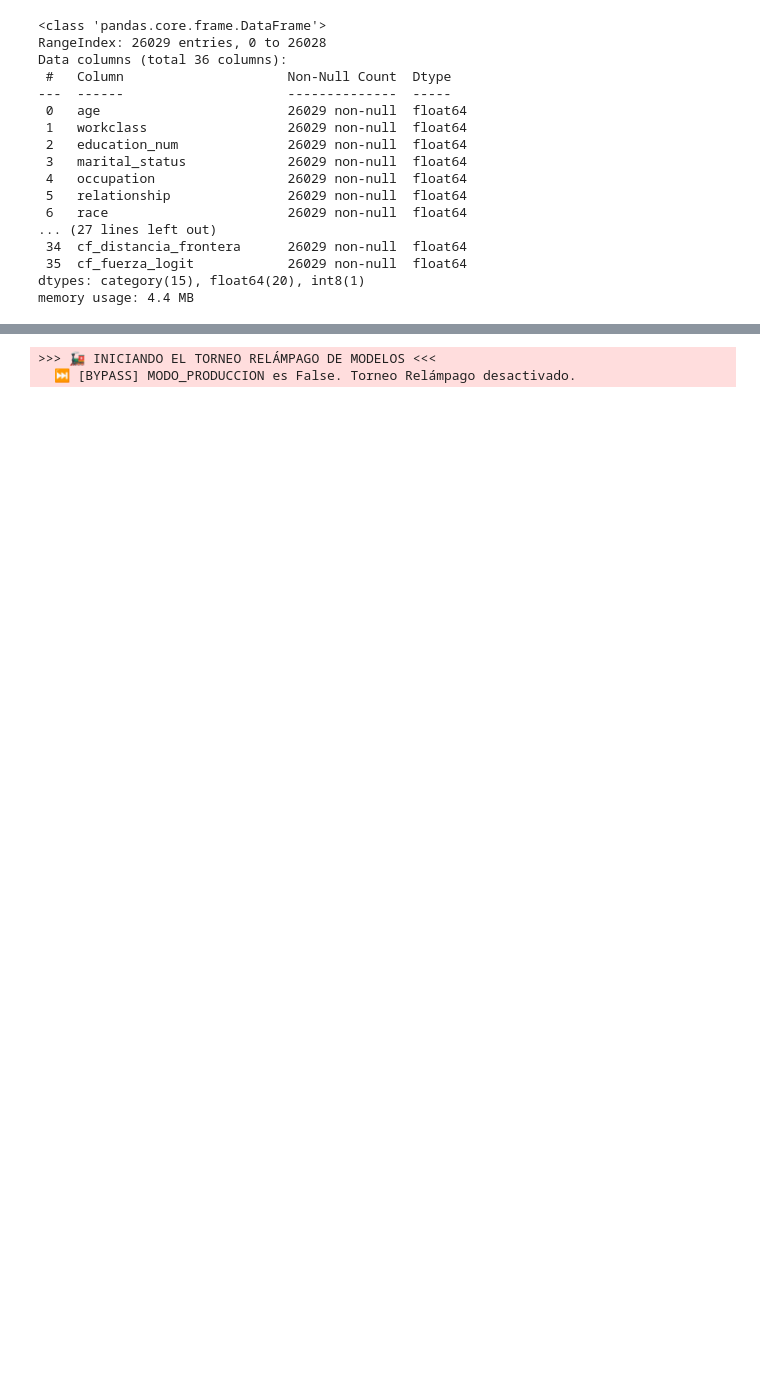
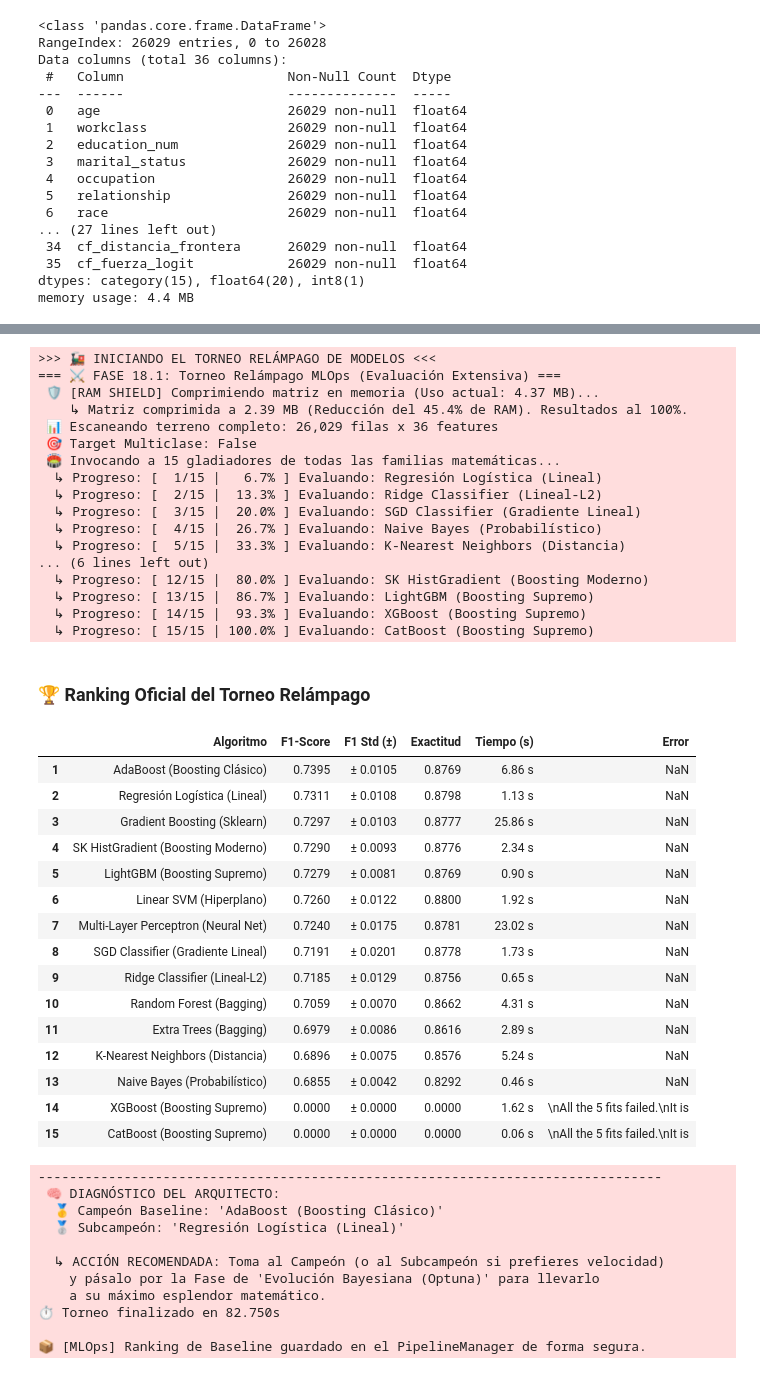
Before and after one commit to DiiegoA/Proyecto_modelo_IA, a Jupyter notebook: oraculo_api/EDA_For_All_Tree_clean.ipynb, the cells around one changed output, grey strips where cells are left out. Drawn from its saved outputs; the diff is of its cells as text; code cells hidden in the pictures; blank space fills up the shorter version.

Commit message:
Proyecto Actualizado

```diff
--- a/oraculo_api/EDA_For_All_Tree_clean.ipynb
+++ b/oraculo_api/EDA_For_All_Tree_clean.ipynb
@@ -13091,7 +13069,7 @@ from IPython.display import display, Markdown
 logger = logging.getLogger("MLOps_Pipeline")
 
 # 🛡️ Banderas de Entorno MLOps
-MODO_PRODUCCION = False # True = Ejecuta la Fase / False = Desactiva la función (Bypass rápido)
+MODO_PRODUCCION = True # True = Ejecuta la Fase / False = Desactiva la función (Bypass rápido)
 
 # Librerías Core de Scikit-Learn (Familias Clásicas y Extendidas)
 from sklearn.model_selection import cross_validate, StratifiedKFold
@@ -13342,31 +13320,74 @@ try:
 
     if getattr(manager, 'X_train', None) is None or getattr(manager, 'y_train', None) is None:
         raise ValueError("El Manager no tiene cargadas las matrices 'X_train' o 'y_train'. Ejecuta el Split (Fase 3.3).")
 
     logger.info(">>> 🚂 INICIANDO EL TORNEO RELÁMPAGO DE MODELOS <<<")
 
     # Ejecutamos el Torneo Relámpago y guardamos los resultados en el Manager
     df_ranking_modelos = torneo_relampago_automl(
         X_train=manager.X_train,
         y_train=manager.y_train,
         n_splits=5,
         seed=42,
         modo_produccion=MODO_PRODUCCION # 🛡️ Conectado a la bandera global
     )
 
     # Aseguramos que el almacén de artefactos exista
     if not hasattr(manager, 'artefactos'):
         manager.artefactos = {}
 
     manager.artefactos['ranking_baseline'] = df_ranking_modelos
 
     if MODO_PRODUCCION:
         logger.info("\n📦 [MLOps] Ranking de Baseline guardado en el PipelineManager de forma segura.")
 
 except EnvironmentError as env_err:
     logger.error(f"⚠️ Dependencia faltante:\n{env_err}")
 except Exception as e:
     logger.error(f"🛑 Error crítico en la ejecución del Torneo: {e}")
 # %% [output]
 >>> 🚂 INICIANDO EL TORNEO RELÁMPAGO DE MODELOS <<<
-  ⏭️ [BYPASS] MODO_PRODUCCION es False. Torneo Relámpago desactivado.
+=== ⚔️ FASE 18.1: Torneo Relámpago MLOps (Evaluación Extensiva) ===
+ 🛡️ [RAM SHIELD] Comprimiendo matriz en memoria (Uso actual: 4.37 MB)...
+    ↳ Matriz comprimida a 2.39 MB (Reducción del 45.4% de RAM). Resultados al 100%.
+ 📊 Escaneando terreno completo: 26,029 filas x 36 features
+ 🎯 Target Multiclase: False
+ 🏟️ Invocando a 15 gladiadores de todas las familias matemáticas...
+  ↳ Progreso: [  1/15 |   6.7% ] Evaluando: Regresión Logística (Lineal)
+  ↳ Progreso: [  2/15 |  13.3% ] Evaluando: Ridge Classifier (Lineal-L2)
+  ↳ Progreso: [  3/15 |  20.0% ] Evaluando: SGD Classifier (Gradiente Lineal)
+  ↳ Progreso: [  4/15 |  26.7% ] Evaluando: Naive Bayes (Probabilístico)
+  ↳ Progreso: [  5/15 |  33.3% ] Evaluando: K-Nearest Neighbors (Distancia)
+... (6 lines left out)
+  ↳ Progreso: [ 12/15 |  80.0% ] Evaluando: SK HistGradient (Boosting Moderno)
+  ↳ Progreso: [ 13/15 |  86.7% ] Evaluando: LightGBM (Boosting Supremo)
+  ↳ Progreso: [ 14/15 |  93.3% ] Evaluando: XGBoost (Boosting Supremo)
+  ↳ Progreso: [ 15/15 | 100.0% ] Evaluando: CatBoost (Boosting Supremo)
+### 🏆 Ranking Oficial del Torneo Relámpago
+|  | Algoritmo | F1-Score | F1 Std (±) | Exactitud | Tiempo (s) | Error |
+| 1 | AdaBoost (Boosting Clásico) | 0.7395 | ± 0.0105 | 0.8769 | 6.86 s | NaN |
+| 2 | Regresión Logística (Lineal) | 0.7311 | ± 0.0108 | 0.8798 | 1.13 s | NaN |
+| 3 | Gradient Boosting (Sklearn) | 0.7297 | ± 0.0103 | 0.8777 | 25.86 s | NaN |
+| 4 | SK HistGradient (Boosting Moderno) | 0.7290 | ± 0.0093 | 0.8776 | 2.34 s | NaN |
+| 5 | LightGBM (Boosting Supremo) | 0.7279 | ± 0.0081 | 0.8769 | 0.90 s | NaN |
+| 6 | Linear SVM (Hiperplano) | 0.7260 | ± 0.0122 | 0.8800 | 1.92 s | NaN |
+| 7 | Multi-Layer Perceptron (Neural Net) | 0.7240 | ± 0.0175 | 0.8781 | 23.02 s | NaN |
+| 8 | SGD Classifier (Gradiente Lineal) | 0.7191 | ± 0.0201 | 0.8778 | 1.73 s | NaN |
+| 9 | Ridge Classifier (Lineal-L2) | 0.7185 | ± 0.0129 | 0.8756 | 0.65 s | NaN |
+| 10 | Random Forest (Bagging) | 0.7059 | ± 0.0070 | 0.8662 | 4.31 s | NaN |
+| 11 | Extra Trees (Bagging) | 0.6979 | ± 0.0086 | 0.8616 | 2.89 s | NaN |
+| 12 | K-Nearest Neighbors (Distancia) | 0.6896 | ± 0.0075 | 0.8576 | 5.24 s | NaN |
+| 13 | Naive Bayes (Probabilístico) | 0.6855 | ± 0.0042 | 0.8292 | 0.46 s | NaN |
+| 14 | XGBoost (Boosting Supremo) | 0.0000 | ± 0.0000 | 0.0000 | 1.62 s | \nAll the 5 fits failed.\nIt is |
+| 15 | CatBoost (Boosting Supremo) | 0.0000 | ± 0.0000 | 0.0000 | 0.06 s | \nAll the 5 fits failed.\nIt is |
+--------------------------------------------------------------------------------
+ 🧠 DIAGNÓSTICO DEL ARQUITECTO:
+  🥇 Campeón Baseline: 'AdaBoost (Boosting Clásico)'
+  🥈 Subcampeón: 'Regresión Logística (Lineal)'
+
+  ↳ ACCIÓN RECOMENDADA: Toma al Campeón (o al Subcampeón si prefieres velocidad)
+    y pásalo por la Fase de 'Evolución Bayesiana (Optuna)' para llevarlo
+    a su máximo esplendor matemático.
+⏱️ Torneo finalizado en 82.750s
+
+📦 [MLOps] Ranking de Baseline guardado en el PipelineManager de forma segura.
```
Also changed, not shown: parts of 54 cells of this notebook, 2 other files.
